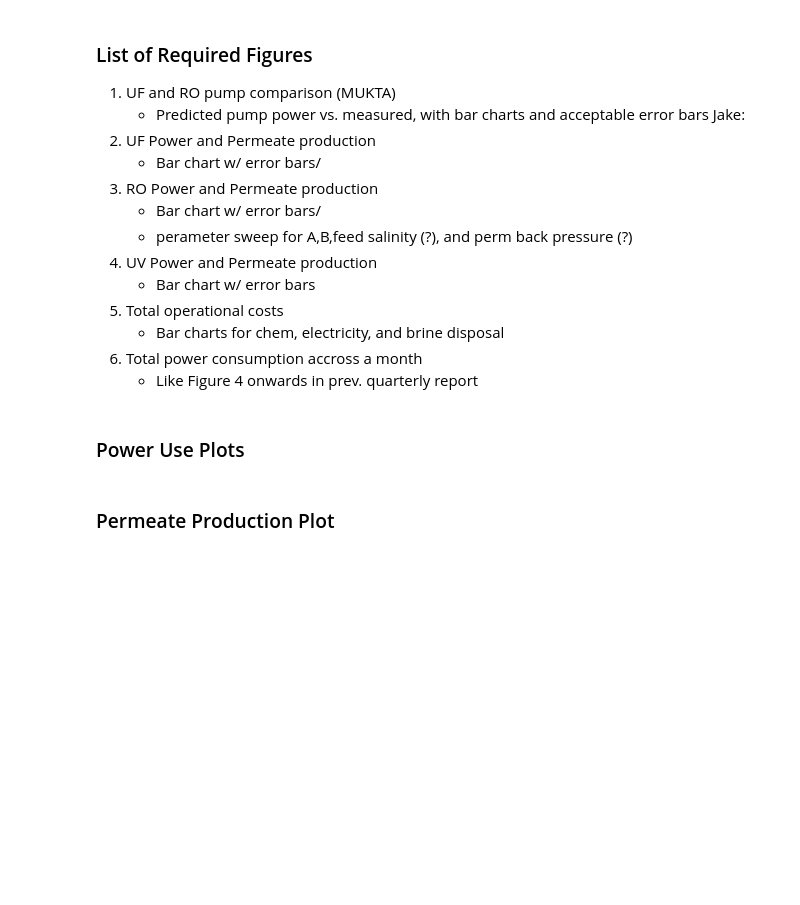
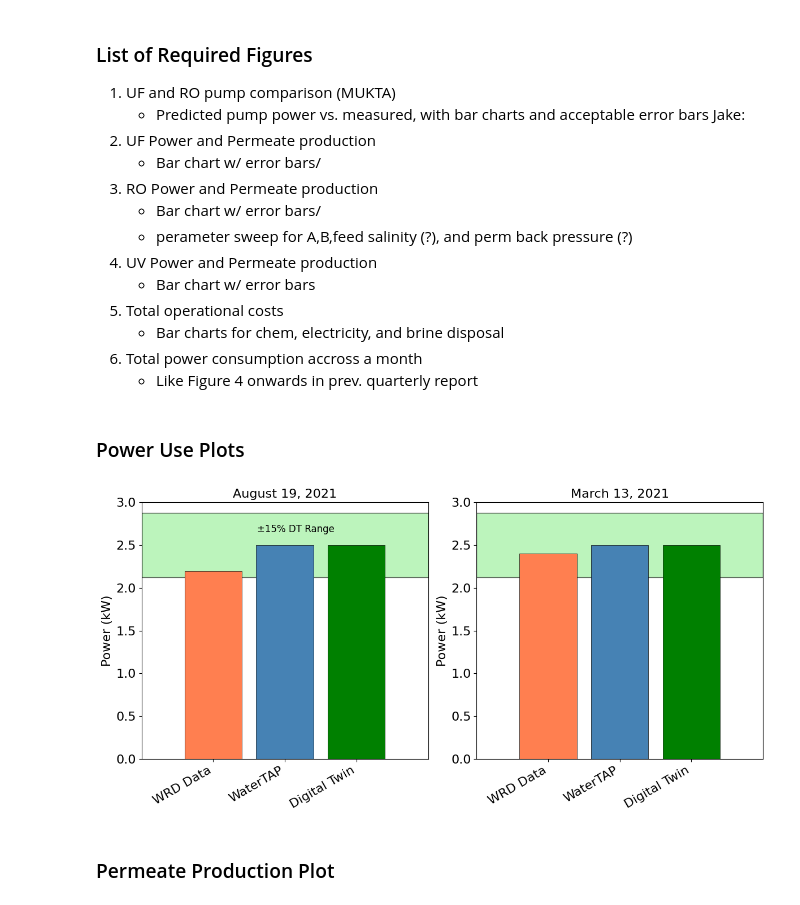
Before and after one commit to watertap-org/flex_desal, a Jupyter notebook: src/wrd/report/Jan2026_report_figures.ipynb, the cells around one changed output. Drawn from its saved outputs; the diff is of its cells as text; code cells hidden in the pictures; blank space fills up the shorter version.

```diff
--- a/src/wrd/report/Jan2026_report_figures.ipynb
+++ b/src/wrd/report/Jan2026_report_figures.ipynb
@@ -236,41 +236,43 @@ plt.savefig('UV_AOP_Power_Comparison.png', dpi=300)
 # Decarbonator
 measured_power_8_19 = 2.2
 modeled_power_8_19 =  2.5
-DT_power_8_19 = 2.4 # MISSING
+DT_power_8_19 = 2.5
 
 measured_power_3_13 = 2.4
 modeled_power_3_13 = 2.5
-DT_power_3_13 = 2.4
+DT_power_3_13 = 2.5
 
 fig_5, (ax1, ax2) = plt.subplots(1, 2, figsize=(12, 6))
 
 # Subplot 1: 8/19 Power data
 categories_1 = ['WRD Data', 'WaterTAP', 'Digital Twin']
 values_1 = [measured_power_8_19, modeled_power_8_19, DT_power_8_19]
 ax1.fill_between(np.array([-1,3]), DT_power_8_19 * 0.85, DT_power_8_19 * 1.15, color='lightgreen', alpha=.6, label='±15% DT Range',edgecolor='black',linewidth=1)
 ax1.bar(categories_1, values_1, color=['coral', 'steelblue', 'green'],edgecolor='black',linewidth=.5)
 ax1.text(1.15, DT_power_8_19 + 0.15, '±15% DT Range', color='black', fontsize=12, ha='center')
 ax1.set_ylabel('Power (kW)', fontsize=16)
-ax1.set_title('Decarbonator Power - 8/19', fontsize=16)
+ax1.set_title('August 19, 2021', fontsize=16)
 ax1.set_ylim([0, 3])
 ax1.set_xlim(([-1,3]))
 ax1.tick_params(labelsize=16)
 plt.setp(ax1.get_xticklabels(), rotation=30, ha='right')
 
 # Subplot 2: 3/13 Power data
 categories_2 = ['WRD Data', 'WaterTAP', 'Digital Twin']
 values_2 = [measured_power_3_13, modeled_power_3_13, DT_power_3_13]
 ax2.fill_between(np.array([-1,3]), DT_power_3_13 * 0.85, DT_power_3_13 * 1.15, color='lightgreen', alpha=.6, label='±15% DT Range',edgecolor='black',linewidth=1)
 ax2.bar(categories_2, values_2, color=['coral', 'steelblue', 'green'],edgecolor='black',linewidth=.5)
 # ax2.text(1.15, DT_power_3_13 + 0.15, '±15% DT Range', color='black', fontsize=12, ha='center')
 ax2.set_ylabel('Power (kW)', fontsize=16)
-ax2.set_title('Decarbonator Power - 3/13', fontsize=16)
+ax2.set_title('March 13, 2021', fontsize=16)
 ax2.set_ylim([0, 3])
 ax2.set_xlim(([-1,3]))
 ax2.tick_params(labelsize=16)
 plt.setp(ax2.get_xticklabels(), rotation=30, ha='right')
 plt.tight_layout()
 plt.savefig('Decarbonator_Power_Comparison.png', dpi=300)
+# %% [output]
+[figure, added]
 # %% [markdown]
 ### Permeate Production Plot
 # %%
```
Also changed, not shown: parts of 1 cell of this notebook, 2 other files.
